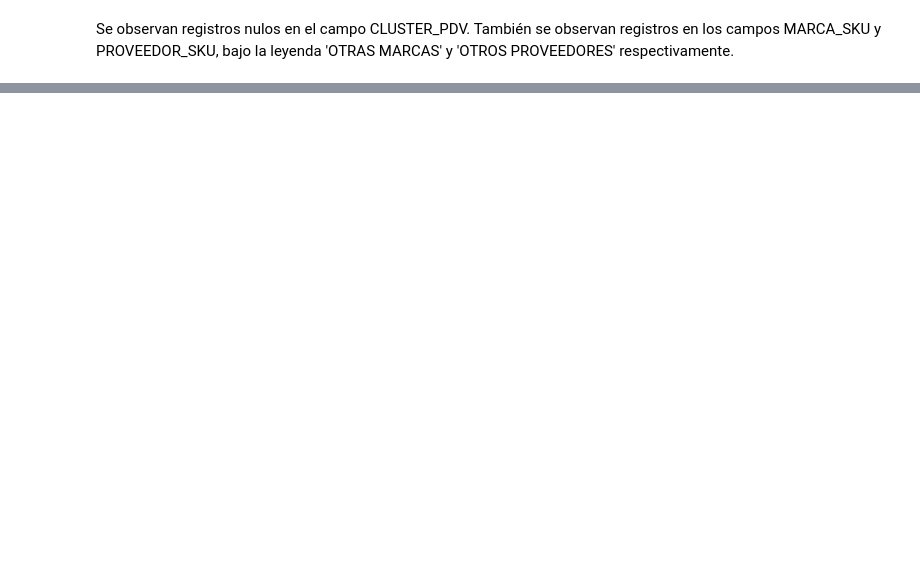
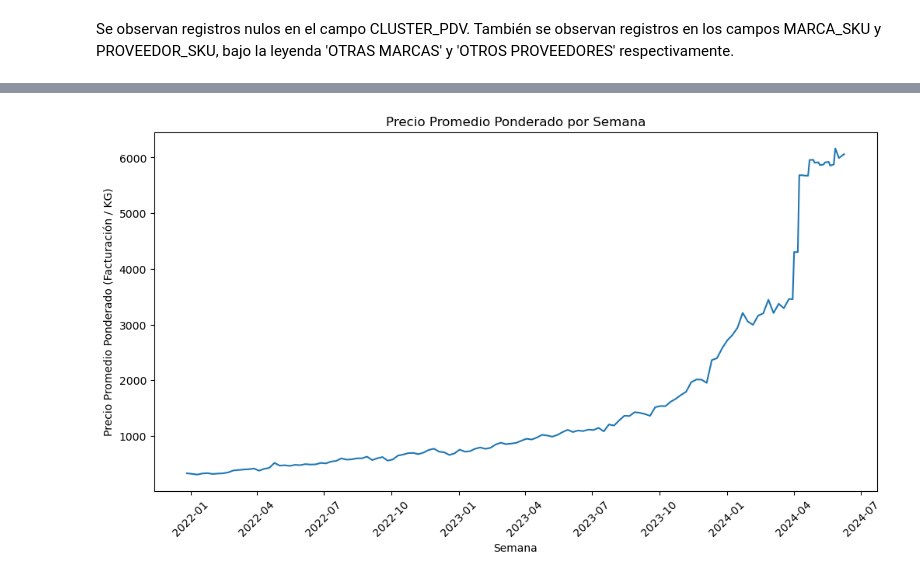
Before and after one commit to Hart-Hunt/Datasets, a Jupyter notebook: Nuevo_BTC.ipynb, the cells around one changed output, grey strips where cells are left out. Cells and saved outputs as stored; diff of their text form; code cells hidden in the pictures; blank space fills up the shorter version.

```diff
--- a/Nuevo_BTC.ipynb
+++ b/Nuevo_BTC.ipynb
@@ -472,0 +485,20 @@ Se observan registros nulos en el campo CLUSTER_PDV. También se observan regist
+# %%
+# Agrupamos por semana y calculamos la suma de Facturación y KG
+agrupacion_semanal = df_VTA_006.groupby('Semana_Inicio_Semana').agg({
+    'Facturación': 'sum',
+    'KG': 'sum'
+}).reset_index()
+
+# Calculamos el precio promedio ponderado por semana
+agrupacion_semanal['Precio_Promedio_Ponderado'] = agrupacion_semanal['Facturación'] / agrupacion_semanal['KG']
+
+# Graficamos el precio promedio ponderado por semana
+plt.figure(figsize=(12, 6))
+sns.lineplot(data=agrupacion_semanal, x='Semana_Inicio_Semana', y='Precio_Promedio_Ponderado')
+plt.title('Precio Promedio Ponderado por Semana')
+plt.xlabel('Semana')
+plt.ylabel('Precio Promedio Ponderado (Facturación / KG)')
+plt.xticks(rotation=45)
+plt.show()
+# %% [output]
+[figure, added]
```
Also changed, not shown: parts of 25 cells of this notebook.
